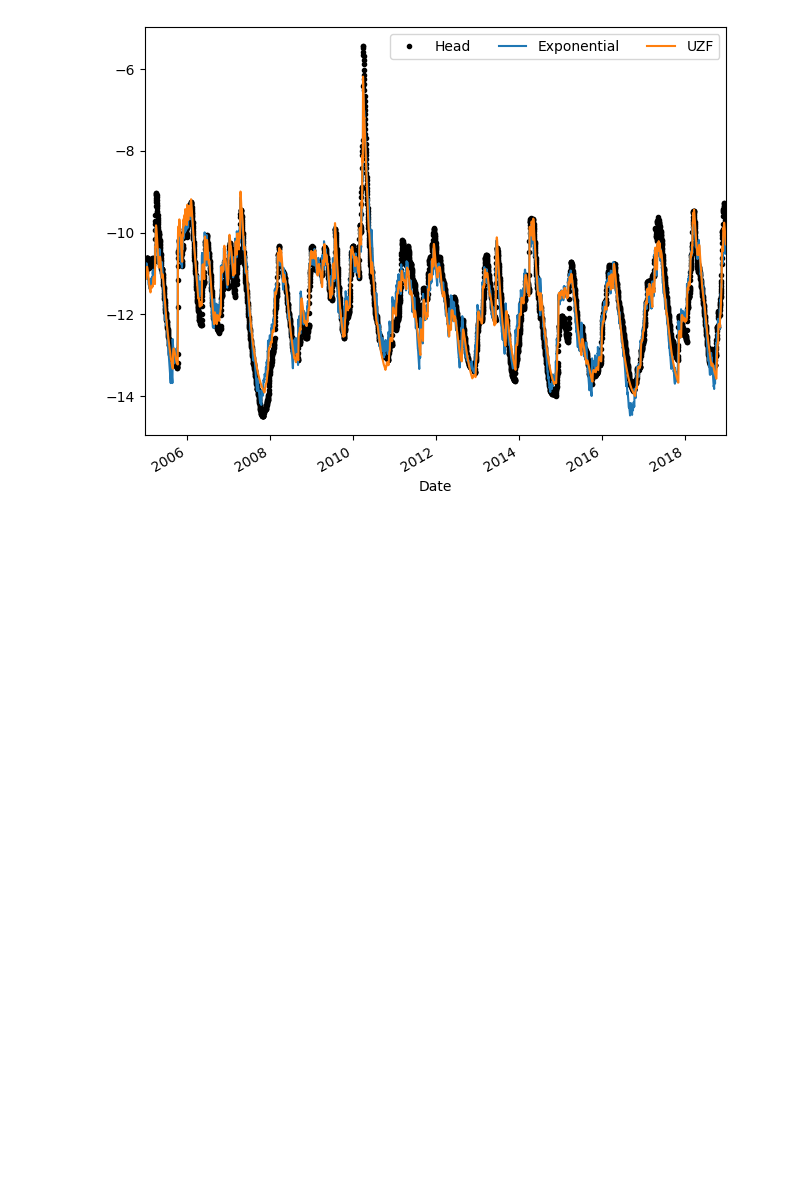
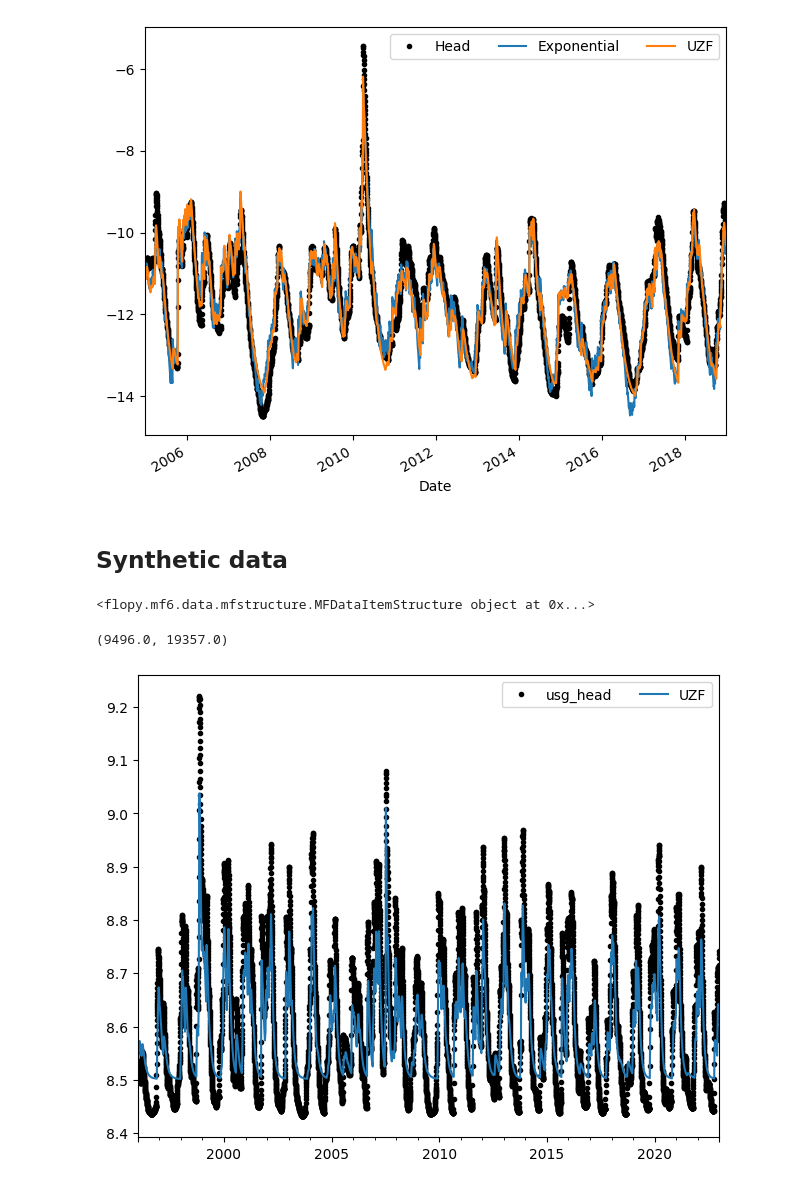
Before and after one commit to pastas/pastas-plugins, a Jupyter notebook: docs/examples/modflow_uzf.ipynb, the cells around one changed output. Saved outputs shown, nothing was run; the diff lists cells and outputs as text; code cells hidden in the pictures; blank space fills up the shorter version.

```diff
--- a/docs/examples/modflow_uzf.ipynb
+++ b/docs/examples/modflow_uzf.ipynb
@@ -165,3 +154,41 @@ ax.set_xlim(tmin+pd.Timedelta(days=2*365), tmax)
 # %% [output]
 (12783.0, 17890.0)
 [figure]
+# %% [markdown]
+## Synthetic data
+# %%
+ds = ps.load_dataset("vonk_2024")
+head = ds["heads"].loc[:, ("SandyLoam", "D85", "x00")].rename("usg_head").iloc[1:]
+prec = ds["stresses"].loc[:, 'prec [m/d]'].rename("prec")
+evap = ds["stresses"].loc[:, 'evap [m/d]'].rename("evap")
+
+tmin = pd.Timestamp("2000-01-01")
+tmax = head.index[-1]
+# %%
+mlu = ps.Model(head)
+mlu.del_constant()
+
+mf = ppmf.ModflowUzf(exe_name=mf6_exe, sim_ws="mf_files/usg_mfuzf", head=head, ntrailwaves=35, nwavesets=200)
+sm = ppmf.ModflowModel(prec, evap, modflow=mf, name="mfsm")
+mlu.add_stressmodel(sm)
+
+# plugin "true" parameters from modflow usg model
+mlu.set_parameter(f"{sm.name}_c", initial=100.0) # select by hand
+mlu.set_parameter(f"{sm.name}_d", initial=8.5) # level in canal
+mlu.set_parameter(f"{sm.name}_s", initial=0.271) # specific yield from theta_s - theta_fc
+mlu.set_parameter(f"{sm.name}_height", initial=1.5) # freeboard
+mlu.set_parameter(f"{sm.name}_vks", initial=1.0061) # m/day
+mlu.set_parameter(f"{sm.name}_thtr", initial=0.065) # theta_r
+mlu.set_parameter(f"{sm.name}_thts", initial=0.41, pmax=0.45) # theta_s
+mlu.set_parameter(f"{sm.name}_eps", initial=4.954) # brooks in mfusg
+mlu.set_parameter(f"{sm.name}_extdpfrac", initial=1.0 / 1.5) # root depth 1 m
+
+ax = head.plot(marker=".", color="k", linestyle="None", legend=False, figsize=(7.5, 6))
+sim = mlu.simulate()
+sim.plot(ax=ax, label="UZF")
+ax.legend(ncol=2)
+ax.set_xlim(head.index[0], head.index[-1])
+# %% [output]
+<flopy.mf6.data.mfstructure.MFDataItemStructure object at 0x...>
+(9496.0, 19357.0)
+[figure, added]
```
Also changed, not shown: parts of 3 cells of this notebook.
